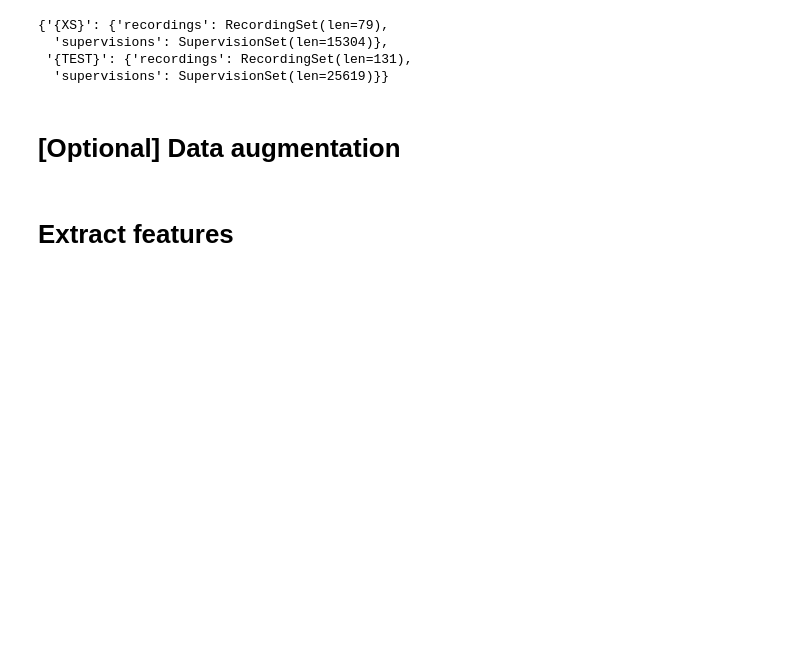
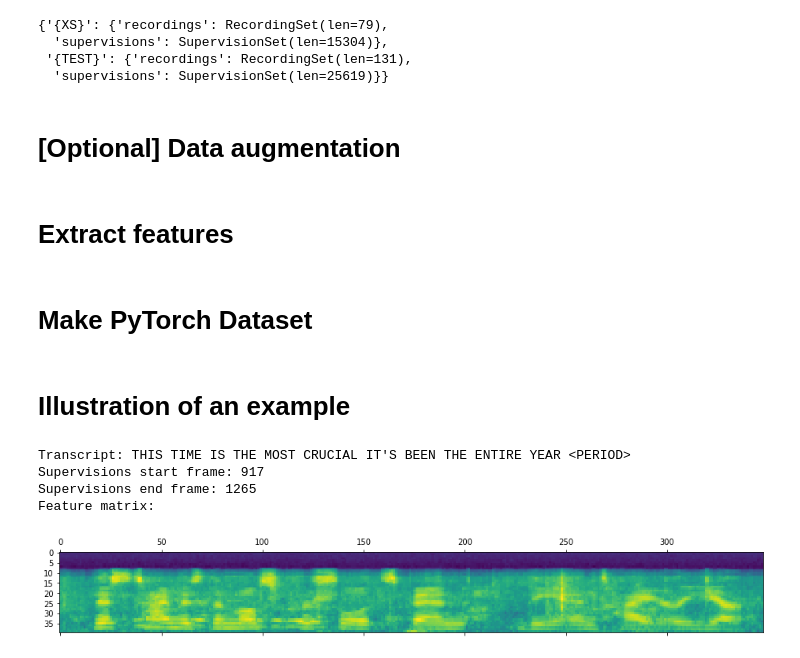
Before and after one commit to lhotse-speech/lhotse, a Jupyter notebook: examples/gigaspeech/gigaspeech.ipynb, the cells around one changed output. Saved outputs shown, nothing was run; the diff lists cells and outputs as text; code cells hidden in the pictures; blank space fills up the shorter version.

```diff
--- a/examples/gigaspeech/gigaspeech.ipynb
+++ b/examples/gigaspeech/gigaspeech.ipynb
@@ -23,5 +24,5 @@ output_dir = root_dir / 'gigaspeech_nb'
 # %%
-dataset_parts = ('{XS}', '{TEST}')
+dataset_parts = (train_set, '{TEST}')
 # %% [markdown]
 # Download the data
 # %%
@@ -79,3 +80,32 @@ for partition, manifests in gigaspeech_manifests.items():
         gigaspeech_manifests[partition]['cuts'] = cut_set
         cut_set.to_json(manifest_path)
     gigaspeech_manifests[partition] = CutSet.from_json(manifest_path)
+# %% [markdown]
+# Make PyTorch Dataset
+# %%
+dataset_test = K2SpeechRecognitionDataset(gigaspeech_manifests['{TEST}'])
+dataset_train = K2SpeechRecognitionDataset(gigaspeech_manifests[train_set])
+# %% [markdown]
+# Illustration of an example
+# %%
+sampler = SingleCutSampler(dataset_test.cuts, shuffle=False, max_cuts=4)
+cut_id = next(iter(sampler))[0]
+sample = dataset_test[[cut_id]]
+# %%
+seg_id = 1
+text = sample['supervisions']['text'][seg_id]
+start_frame = int(sample['supervisions']['start_frame'][seg_id])
+end_frame = start_frame + int(sample['supervisions']['num_frames'][seg_id]) - 1
+feats = sample['inputs'][0][start_frame:end_frame, :]
+# %%
+print('Transcript:', text)
+print('Supervisions start frame:', start_frame)
+print('Supervisions end frame:', end_frame)
+print('Feature matrix:')
+plt.matshow(feats.transpose(0, 1).flip(0));
+# %% [output]
+Transcript: THIS TIME IS THE MOST CRUCIAL IT'S BEEN THE ENTIRE YEAR <PERIOD>
+Supervisions start frame: 917
+Supervisions end frame: 1265
+Feature matrix:
+[figure, added]
```
Also changed, not shown: parts of 4 cells of this notebook.
